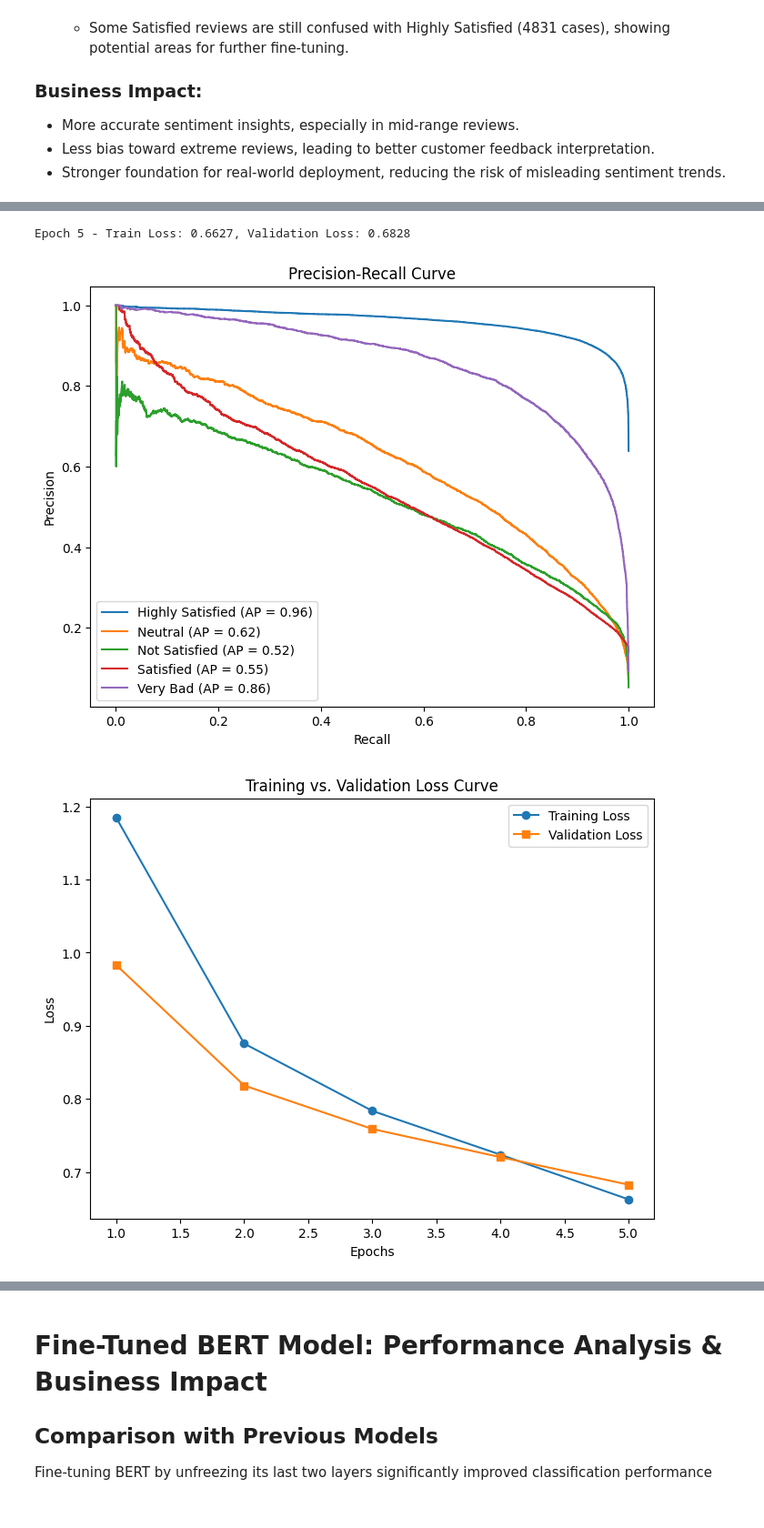
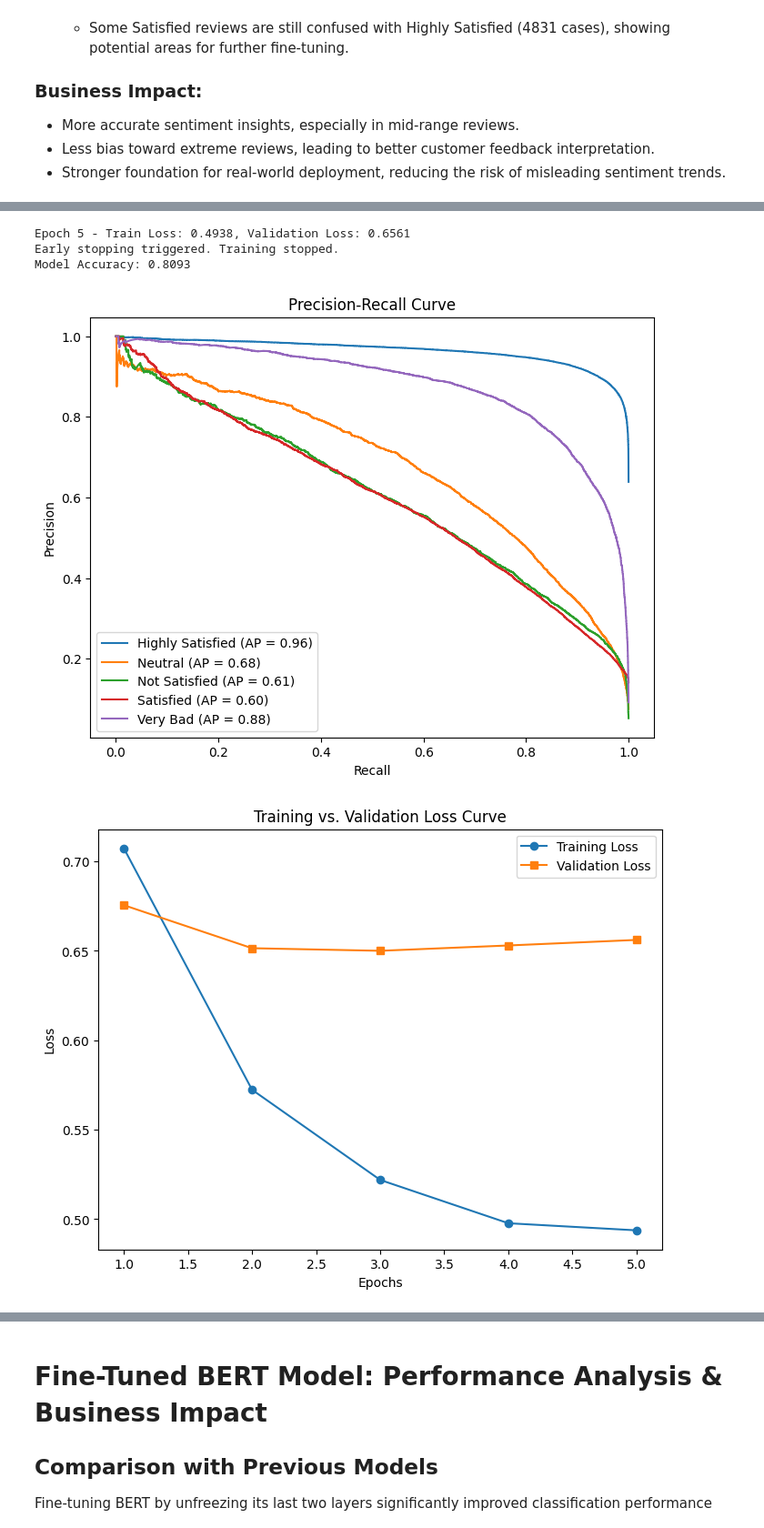
Before and after one commit to sambhukalaga27/lab2_ML_NN, a Jupyter notebook: sai_lab2_new.ipynb, the cells around one changed output, grey strips where cells are left out. Shown: that part at 91% size. Saved outputs shown, nothing was run; the diff lists cells and outputs as text; code cells hidden in the pictures.

```diff
--- a/sai_lab2_new.ipynb
+++ b/sai_lab2_new.ipynb
@@ -735,3 +735,29 @@ Epoch 2 - Train Loss: 1.3127, Validation Loss: 1.2819
 Epoch 3 - Train Loss: 1.2671, Validation Loss: 1.2538
 Epoch 4 - Train Loss: 1.2489, Validation Loss: 1.2435
 Epoch 5 - Train Loss: 1.2439, Validation Loss: 1.2421
+# %%
+# Function to evaluate and display accuracy
+def evaluate_model_accuracy(model, test_loader):
+    model.eval()
+    all_labels = []
+    all_preds = []
+
+    with torch.no_grad():
+        for batch in test_loader:
+            input_ids, attention_mask, labels = (
+                batch["input_ids"].to(device),
+                batch["attention_mask"].to(device),
+                batch["labels"].to(device),
+            )
+
+            outputs = model(input_ids, attention_mask=attention_mask)
+            preds = torch.argmax(outputs.logits, dim=1)
+
+            all_labels.extend(labels.cpu().numpy())
+            all_preds.extend(preds.cpu().numpy())
+
+    accuracy = accuracy_score(all_labels, all_preds)
+    print(f"Model Accuracy: {accuracy:.4f}")
+
+# Evaluate and display accuracy
+evaluate_model_accuracy(model, test_loader)
@@ -895,6 +914,8 @@ y_pred = np.argmax(y_probs, axis=1)
 
 train_losses, val_losses = train_model(model, train_loader, test_loader, optimizer, loss_fn, epochs=5, freeze=False)
 y_true, y_probs = evaluate_model_probabilities(model, test_loader)
+
+evaluate_model_accuracy(model, test_loader)
 plot_precision_recall(y_true, y_probs, label_encoder.classes_)
 plot_loss_curve(train_losses, val_losses)
 plot_confusion_matrix(y_true, y_pred, label_encoder.classes_)
@@ -906,3 +927,5 @@ Epoch 4 - Train Loss: 0.7238, Validation Loss: 0.7204
-Epoch 5 - Train Loss: 0.6627, Validation Loss: 0.6828
+Epoch 5 - Train Loss: 0.4938, Validation Loss: 0.6561
+Early stopping triggered. Training stopped.
+Model Accuracy: 0.8093
-[figure, old version]
+[figure, new version]
-[figure, old version]
+[figure, new version]
```
Also changed, not shown: parts of 3 cells of this notebook, 1 other file.
